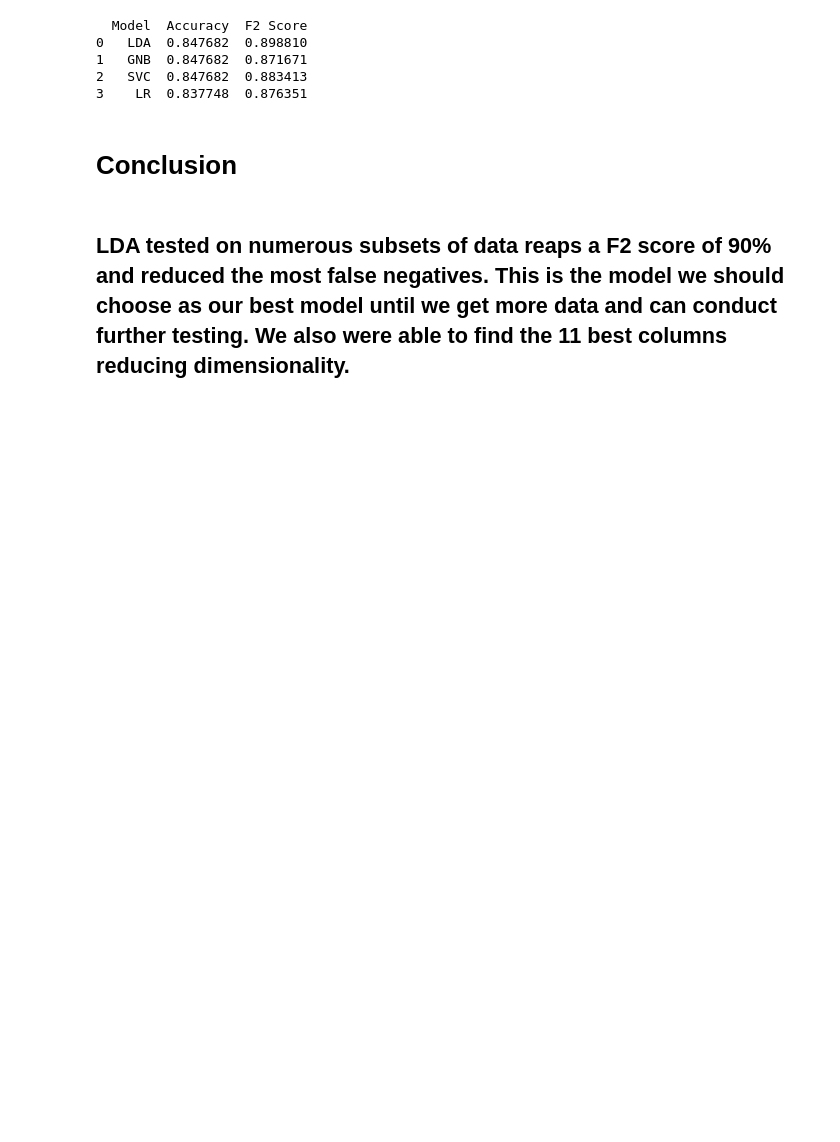
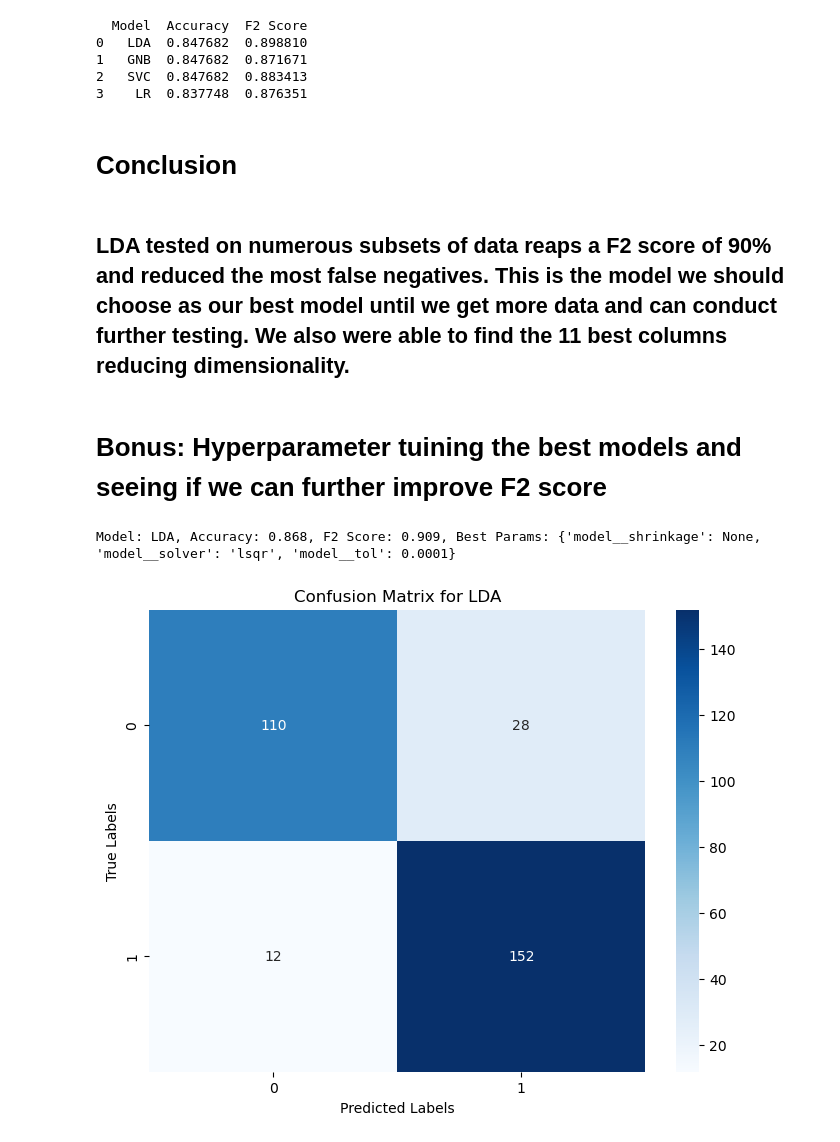
Before and after one commit to MaukanMir/Heart-Attack-Prediction-Analysis, a Jupyter notebook: training.ipynb, the cells around one changed output. Drawn from its saved outputs; the diff is of its cells as text; code cells hidden in the pictures; blank space fills up the shorter version.

Commit message:
Was able to add more parameters to the model

```diff
--- a/training.ipynb
+++ b/training.ipynb
@@ -656,3 +656,69 @@ Model: LR, Accuracy: 0.838, F2 Score: 0.876
 # Conclusion
 # %% [markdown]
 ## LDA tested on numerous subsets of data reaps a F2 score of 90% and reduced the most false negatives. This is the model we should choose as our best model until we get more data and can conduct further testing. We also were able to find the 11 best columns reducing dimensionality.
+# %% [markdown]
+# Bonus: Hyperparameter tuining the best models and seeing if we can further improve F2 score
+# %%
+# Define your custom f2 score function for use in GridSearchCV
+from sklearn.model_selection import GridSearchCV
+
+
+f2_scorer = make_scorer(f2_measure)
+
+# Update the get_models function to include the parameter grids
+def get_models():
+    models, names, params = [], [], []
+    # LDA
+    models.append(LinearDiscriminantAnalysis())
+    names.append('LDA')
+    params.append({
+        'model__solver': ['lsqr', 'eigen'],
+        'model__shrinkage': [None, 'auto', 0.1, 0.01, 0.001],
+        'model__tol': [0.0001, 0.0002, 0.0005]
+    })
+    # Add other models and their parameter grids similarly...
+    return models, names, params
+
+models, names, params = get_models()
+model_performance = []
+
+for i in range(len(models)):
+    pipeline = Pipeline([
+        ('scaler', StandardScaler()),
+        ("power_transformer", PowerTransformer()),
+        ("anova", SelectKBest(score_func=f_classif, k=11)),
+        ('model', models[i])
+    ])
+
+    # Set up the grid search
+    grid_search = GridSearchCV(estimator=pipeline, param_grid=params[i], cv=10, scoring=f2_scorer, n_jobs=-1)
+    grid_search.fit(X, y)
+
+    best_model = grid_search.best_estimator_
+    y_pred = best_model.predict(X)
+
+    # Compute the desired metrics using the best model found by grid search
+    accuracy = accuracy_score(y, y_pred)
+    f2 = f2_measure(y, y_pred)
+
+    model_performance.append({
+        "Model": names[i],
+        "Accuracy": accuracy,
+        "F2 Score": f2,
+        "Best Params": grid_search.best_params_
+    })
+
+    print(f"Model: {names[i]}, Accuracy: {accuracy:.3f}, F2 Score: {f2:.3f}, Best Params: {grid_search.best_params_}")
+    # Generate the confusion matrix
+    conf_mat = confusion_matrix(y, y_pred)
+
+    # Plot the confusion matrix
+    plt.figure(figsize=(8,6))
+    sns.heatmap(conf_mat, annot=True, fmt='d', cmap='Blues')
+    plt.xlabel('Predicted Labels')
+    plt.ylabel('True Labels')
+    plt.title(f'Confusion Matrix for {names[i]}')
+    plt.show()
+# %% [output]
+Model: LDA, Accuracy: 0.868, F2 Score: 0.909, Best Params: {'model__shrinkage': None, 'model__solver': 'lsqr', 'model__tol': 0.0001}
+[figure, added]
```
